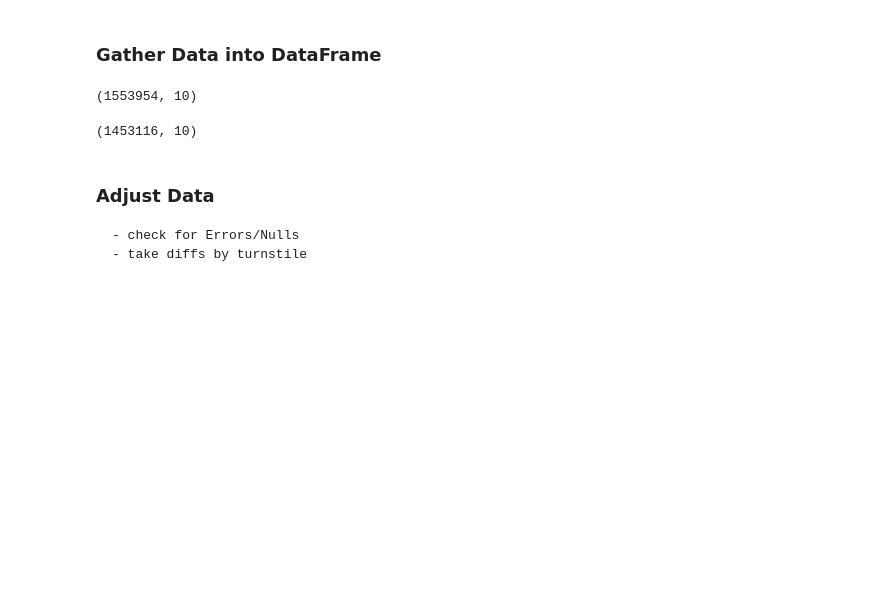
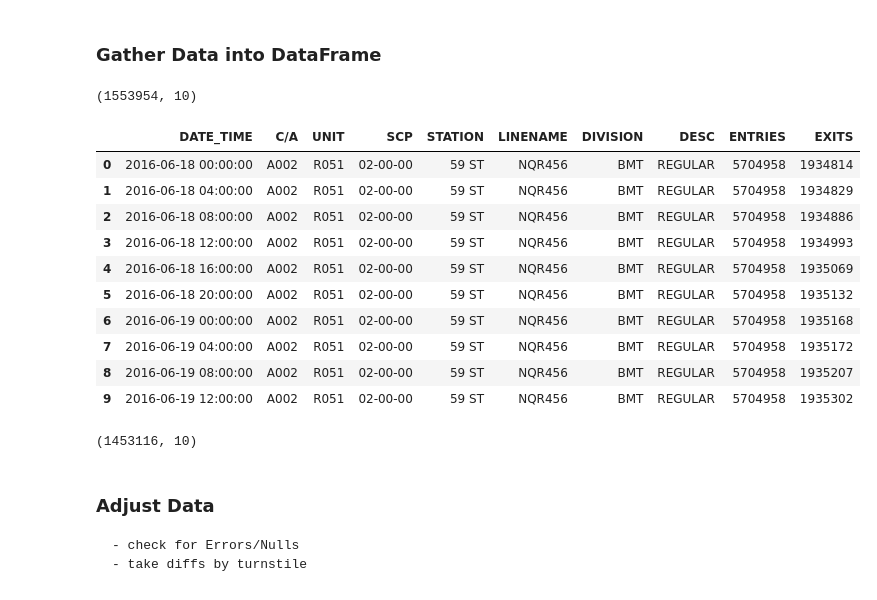
Before and after one commit to rshap91/Metis_MTA, a Jupyter notebook: WTWY_Deployment.ipynb, the cells around one changed output. Cells and saved outputs as stored; diff of their text form; code cells hidden in the pictures; blank space fills up the shorter version.

```diff
--- a/WTWY_Deployment.ipynb
+++ b/WTWY_Deployment.ipynb
@@ -41,6 +41,20 @@ df = pd.read_pickle('subway_df.pkl')
 df.shape
 # %% [output]
 (1553954, 10)
+# %%
+df.head(10)
+# %% [output]
+|  | DATE_TIME | C/A | UNIT | SCP | STATION | LINENAME | DIVISION | DESC | ENTRIES | EXITS |
+| 0 | 2016-06-18 00:00:00 | A002 | R051 | 02-00-00 | 59 ST | NQR456 | BMT | REGULAR | 5704958 | 1934814 |
+| 1 | 2016-06-18 04:00:00 | A002 | R051 | 02-00-00 | 59 ST | NQR456 | BMT | REGULAR | 5704958 | 1934829 |
+| 2 | 2016-06-18 08:00:00 | A002 | R051 | 02-00-00 | 59 ST | NQR456 | BMT | REGULAR | 5704958 | 1934886 |
+| 3 | 2016-06-18 12:00:00 | A002 | R051 | 02-00-00 | 59 ST | NQR456 | BMT | REGULAR | 5704958 | 1934993 |
+| 4 | 2016-06-18 16:00:00 | A002 | R051 | 02-00-00 | 59 ST | NQR456 | BMT | REGULAR | 5704958 | 1935069 |
+| 5 | 2016-06-18 20:00:00 | A002 | R051 | 02-00-00 | 59 ST | NQR456 | BMT | REGULAR | 5704958 | 1935132 |
+| 6 | 2016-06-19 00:00:00 | A002 | R051 | 02-00-00 | 59 ST | NQR456 | BMT | REGULAR | 5704958 | 1935168 |
+| 7 | 2016-06-19 04:00:00 | A002 | R051 | 02-00-00 | 59 ST | NQR456 | BMT | REGULAR | 5704958 | 1935172 |
+| 8 | 2016-06-19 08:00:00 | A002 | R051 | 02-00-00 | 59 ST | NQR456 | BMT | REGULAR | 5704958 | 1935207 |
+| 9 | 2016-06-19 12:00:00 | A002 | R051 | 02-00-00 | 59 ST | NQR456 | BMT | REGULAR | 5704958 | 1935302 |
 # %%
 # Adjust Column Names and Drop Path/Staten Island Railrod
 # SRT LINENAME is 1 so it really messes me up
```
Also changed, not shown: parts of 1 cell of this notebook.
